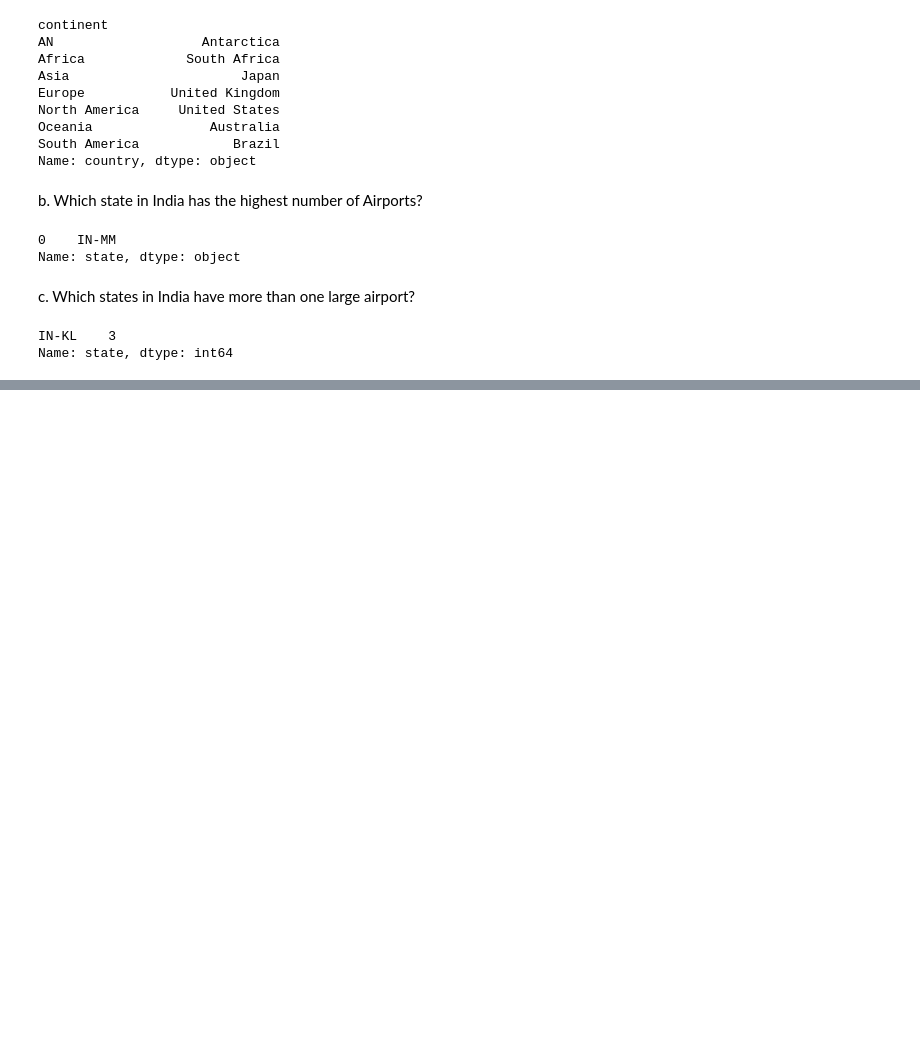
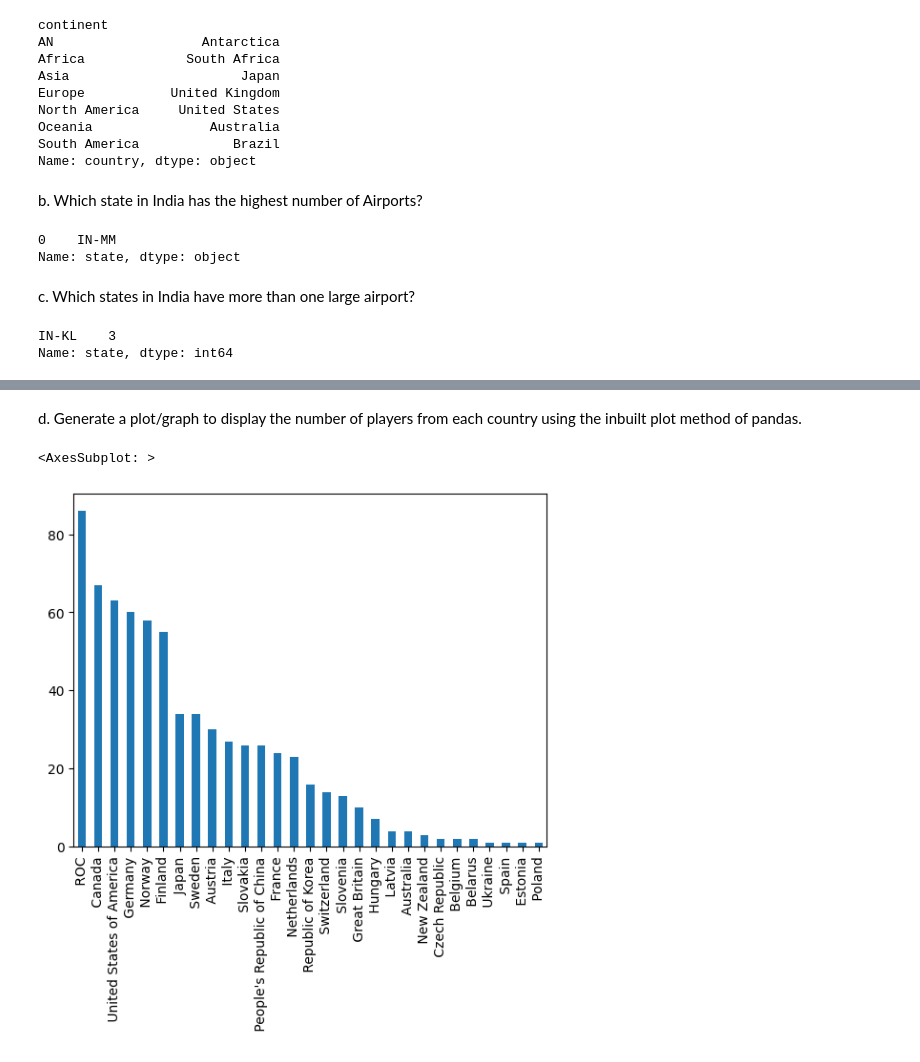
Before and after one commit to ViditDhull/PythonPractice, a Jupyter notebook: Practice questions/Practice_Questions_Vidit_108.ipynb, the cells around one changed output, grey strips where cells are left out. Cells and saved outputs as stored; diff of their text form; code cells hidden in the pictures; blank space fills up the shorter version.

```diff
--- a/Practice questions/Practice_Questions_Vidit_108.ipynb
+++ b/Practice questions/Practice_Questions_Vidit_108.ipynb
@@ -231,0 +253,2 @@ Name: state, dtype: int64
+# %%
+df = pd.read_csv("beijing_2022.csv")
@@ -231,0 +276,8 @@ Name: state, dtype: int64
+# %% [markdown]
+d. Generate a plot/graph to display the number of players from each country
+using the inbuilt plot method of pandas.
+# %%
+df.NOC.value_counts().plot(kind = 'bar')
+# %% [output]
+<AxesSubplot: >
+[figure, added]
```
Also changed, not shown: parts of 19 cells of this notebook, 1 other file.
